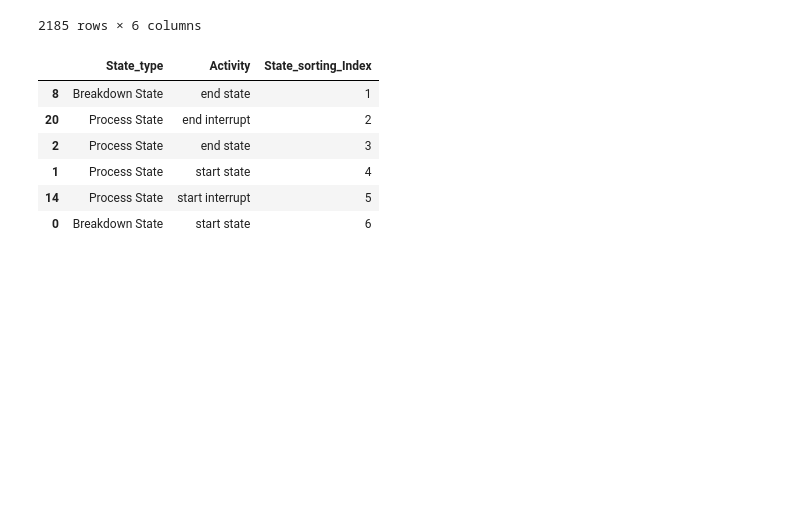
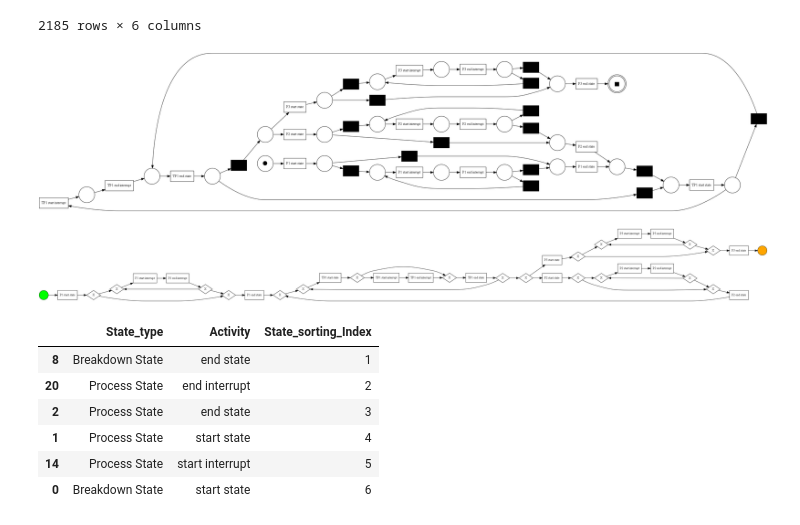
Before and after one commit to sdm4fzi/prodsys, a Jupyter notebook: postprocessing.ipynb, the cells around one changed output. Drawn from its saved outputs; the diff is of its cells as text; code cells hidden in the pictures; blank space fills up the shorter version.

```diff
--- a/postprocessing.ipynb
+++ b/postprocessing.ipynb
@@ -84,3 +85,18 @@ df_finished_material
 | 2207 | Material_2 | Material_2 instance N.2182 | 4 | 4 | 4 | True |
 | 2221 | Material_2 | Material_2 instance N.2198 | 4 | 4 | 4 | True |
 2185 rows × 6 columns
+# %%
+df_only_finished = df.loc[df['Material'].isin(df_finished_material['Material'])].copy()
+df_only_finished['DateTime'] = pd.to_datetime(df_only_finished['Time'], unit='m')
+df_only_finished['Material_type'] = df_only_finished['Material'].str[:10]
+df_only_finished['Combined_activity'] = df_only_finished['State'] + ' ' + df_only_finished['Activity']
+# %%
+df_for_pm4py = df_only_finished.loc[df_only_finished['Material'].notnull()]
+df_for_pm4py = df_for_pm4py.rename(columns={'Material_type': 'Material:Material_type'})
+df_for_pm4py = df_for_pm4py.loc[df_for_pm4py['Material:Material_type'] == 'Material_1']
+df_for_pm4py = pm4py.format_dataframe(df_for_pm4py, case_id='Material', activity_key='Combined_activity', timestamp_key='DateTime')
+log = pm4py.convert_to_event_log(df_for_pm4py)
+net, initial_marking, final_marking = pm4py.discover_petri_net_inductive(log)
+pm4py.view_petri_net(net, initial_marking, final_marking)
+# %% [output]
+[figure, added]
@@ -87,3 +106,9 @@ df_finished_material
+# %%
+process_tree = pm4py.discover_process_tree_inductive(log)
+bpmn_model = pm4py.convert_to_bpmn(process_tree)
+pm4py.view_bpmn(bpmn_model, format = "png")
+# %% [output]
+[figure, added]
 # %%
 min = df.groupby(by='Material')['Time'].min()
 min.name = "Start_time"
```
Also changed, not shown: parts of 6 cells of this notebook, 3 other files.
